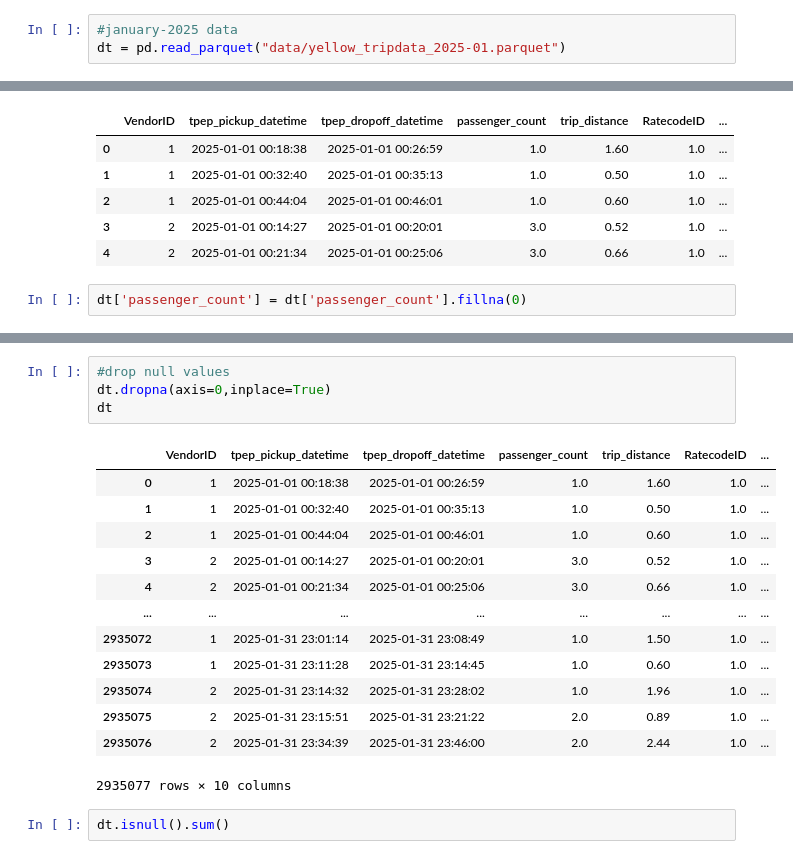
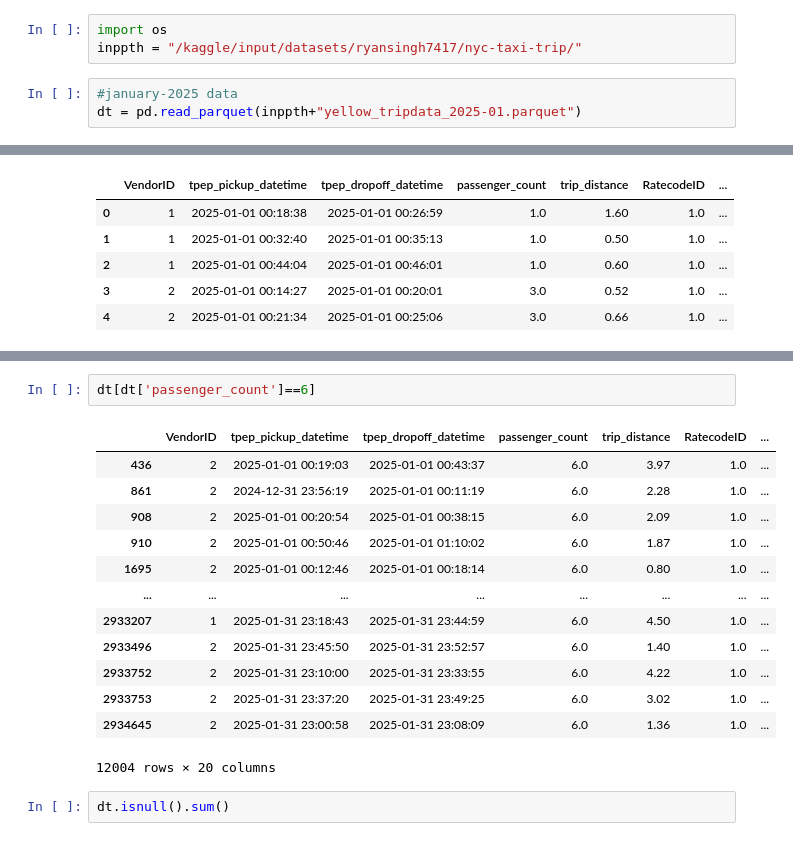
Before and after one commit to anubhavsingh1729/aidqds, a Jupyter notebook: analysis_notebook.ipynb, the cells around one changed output, grey strips where cells are left out. Drawn from its saved outputs; the diff is of its cells as text.

Commit message:
Kaggle Notebook | analysis_notebook | Version 4

```diff
--- a/analysis_notebook.ipynb
+++ b/analysis_notebook.ipynb
@@ -8,9 +8,12 @@ warnings.filterwarnings("ignore")
 %matplotlib inline
 # %% [markdown]
 data downloaded from https://www.nyc.gov/site/tlc/about/tlc-trip-record-data.page
+# %%
+import os
+inppth = "/kaggle/input/datasets/ryansingh7417/nyc-taxi-trip/"
 # %%
 #january-2025 data
-dt = pd.read_parquet("data/yellow_tripdata_2025-01.parquet")
+dt = pd.read_parquet(inppth+"yellow_tripdata_2025-01.parquet")
 # %%
 dt.head()
 # %% [output]
@@ -47,5 +50,3 @@ dt.head()
 | 2 | 1 | 2025-01-01 00:44:04 | 2025-01-01 00:46:01 | 1.0 | 0.60 | 1.0 | ... |
 | 3 | 2 | 2025-01-01 00:14:27 | 2025-01-01 00:20:01 | 3.0 | 0.52 | 1.0 | ... |
 | 4 | 2 | 2025-01-01 00:21:34 | 2025-01-01 00:25:06 | 3.0 | 0.66 | 1.0 | ... |
-# %%
-dt['passenger_count'] = dt['passenger_count'].fillna(0)
@@ -52,21 +78,19 @@ dt['passenger_count'] = dt['passenger_count'].fillna(0)
 # %%
-#drop null values
-dt.dropna(axis=0,inplace=True)
-dt
+dt[dt['passenger_count']==6]
 # %% [output]
 |  | VendorID | tpep_pickup_datetime | tpep_dropoff_datetime | passenger_count | trip_distance | RatecodeID | ... |
-| 0 | 1 | 2025-01-01 00:18:38 | 2025-01-01 00:26:59 | 1.0 | 1.60 | 1.0 | ... |
-| 1 | 1 | 2025-01-01 00:32:40 | 2025-01-01 00:35:13 | 1.0 | 0.50 | 1.0 | ... |
-| 2 | 1 | 2025-01-01 00:44:04 | 2025-01-01 00:46:01 | 1.0 | 0.60 | 1.0 | ... |
-| 3 | 2 | 2025-01-01 00:14:27 | 2025-01-01 00:20:01 | 3.0 | 0.52 | 1.0 | ... |
-| 4 | 2 | 2025-01-01 00:21:34 | 2025-01-01 00:25:06 | 3.0 | 0.66 | 1.0 | ... |
+| 436 | 2 | 2025-01-01 00:19:03 | 2025-01-01 00:43:37 | 6.0 | 3.97 | 1.0 | ... |
+| 861 | 2 | 2024-12-31 23:56:19 | 2025-01-01 00:11:19 | 6.0 | 2.28 | 1.0 | ... |
+| 908 | 2 | 2025-01-01 00:20:54 | 2025-01-01 00:38:15 | 6.0 | 2.09 | 1.0 | ... |
+| 910 | 2 | 2025-01-01 00:50:46 | 2025-01-01 01:10:02 | 6.0 | 1.87 | 1.0 | ... |
+| 1695 | 2 | 2025-01-01 00:12:46 | 2025-01-01 00:18:14 | 6.0 | 0.80 | 1.0 | ... |
 | ... | ... | ... | ... | ... | ... | ... | ... |
-| 2935072 | 1 | 2025-01-31 23:01:14 | 2025-01-31 23:08:49 | 1.0 | 1.50 | 1.0 | ... |
-| 2935073 | 1 | 2025-01-31 23:11:28 | 2025-01-31 23:14:45 | 1.0 | 0.60 | 1.0 | ... |
-| 2935074 | 2 | 2025-01-31 23:14:32 | 2025-01-31 23:28:02 | 1.0 | 1.96 | 1.0 | ... |
-| 2935075 | 2 | 2025-01-31 23:15:51 | 2025-01-31 23:21:22 | 2.0 | 0.89 | 1.0 | ... |
-| 2935076 | 2 | 2025-01-31 23:34:39 | 2025-01-31 23:46:00 | 2.0 | 2.44 | 1.0 | ... |
+| 2933207 | 1 | 2025-01-31 23:18:43 | 2025-01-31 23:44:59 | 6.0 | 4.50 | 1.0 | ... |
+| 2933496 | 2 | 2025-01-31 23:45:50 | 2025-01-31 23:52:57 | 6.0 | 1.40 | 1.0 | ... |
+| 2933752 | 2 | 2025-01-31 23:10:00 | 2025-01-31 23:33:55 | 6.0 | 4.22 | 1.0 | ... |
+| 2933753 | 2 | 2025-01-31 23:37:20 | 2025-01-31 23:49:25 | 6.0 | 3.02 | 1.0 | ... |
+| 2934645 | 2 | 2025-01-31 23:00:58 | 2025-01-31 23:08:09 | 6.0 | 1.36 | 1.0 | ... |
-2935077 rows × 10 columns
+12004 rows × 20 columns
 # %%
 dt.isnull().sum()
 # %% [output]
```
Also changed, not shown: parts of 2 cells of this notebook.
